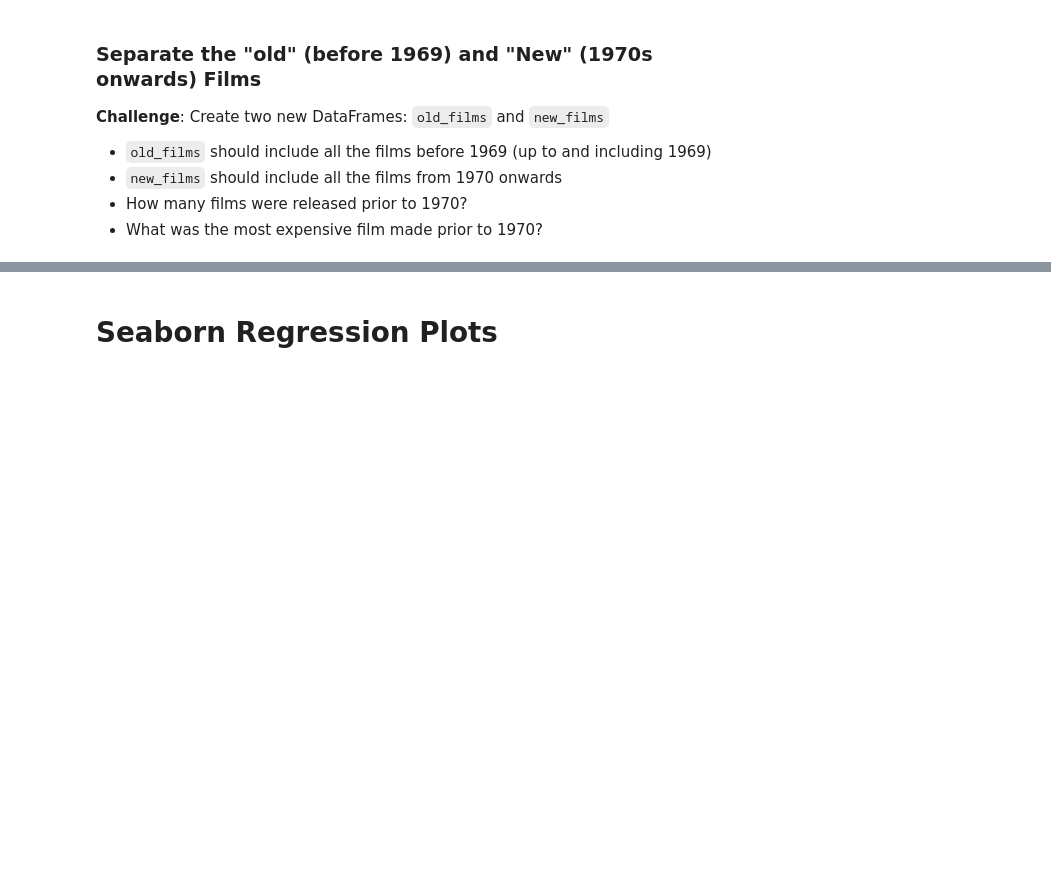
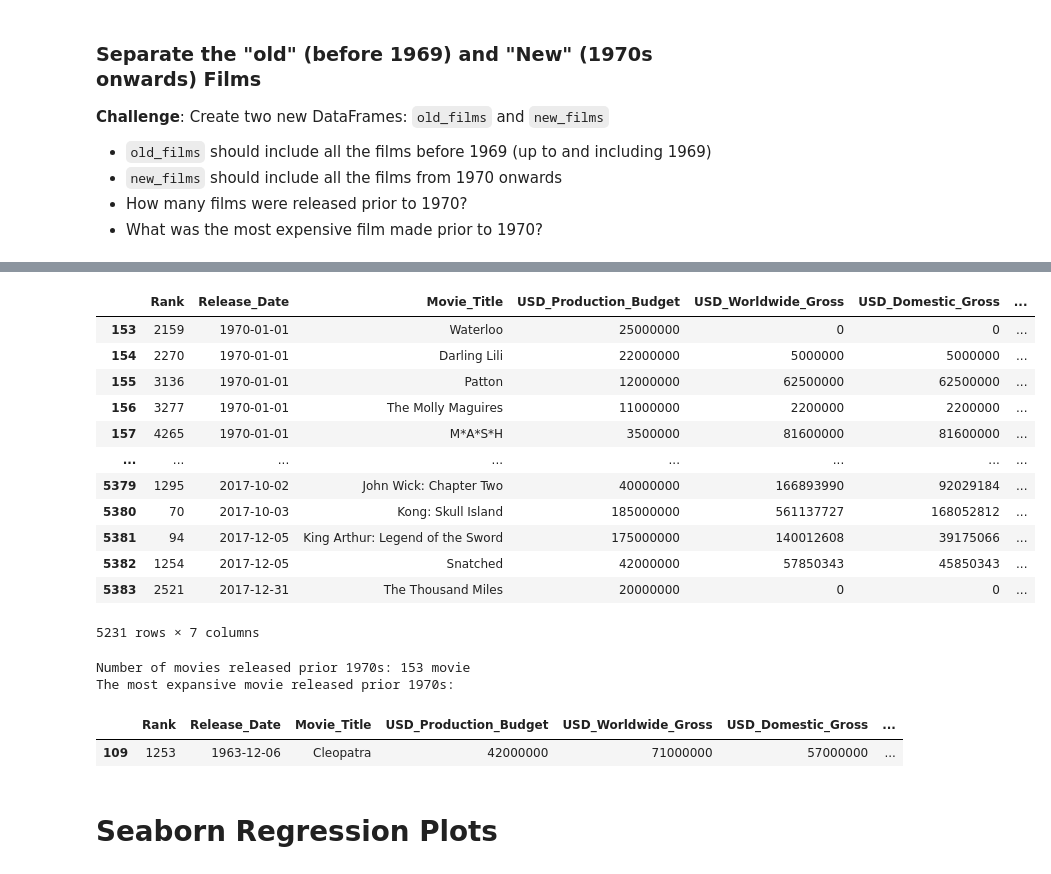
Before and after one commit to Xor01/MovieBudget-vs-Revenue, a Jupyter notebook: Seaborn_and_Linear_Regression.ipynb, the cells around one changed output, grey strips where cells are left out. Saved outputs shown, nothing was run; the diff lists cells and outputs as text; code cells hidden in the pictures; blank space fills up the shorter version.

```diff
--- a/Seaborn_and_Linear_Regression.ipynb
+++ b/Seaborn_and_Linear_Regression.ipynb
@@ -344,3 +361,29 @@ data_clean
+# %%
+new_films = data_clean.drop(old_films.index)
+new_films
+# %% [output]
+|  | Rank | Release_Date | Movie_Title | USD_Production_Budget | USD_Worldwide_Gross | USD_Domestic_Gross | ... |
+| 153 | 2159 | 1970-01-01 | Waterloo | 25000000 | 0 | 0 | ... |
+| 154 | 2270 | 1970-01-01 | Darling Lili | 22000000 | 5000000 | 5000000 | ... |
+| 155 | 3136 | 1970-01-01 | Patton | 12000000 | 62500000 | 62500000 | ... |
+| 156 | 3277 | 1970-01-01 | The Molly Maguires | 11000000 | 2200000 | 2200000 | ... |
+| 157 | 4265 | 1970-01-01 | M*A*S*H | 3500000 | 81600000 | 81600000 | ... |
+| ... | ... | ... | ... | ... | ... | ... | ... |
+| 5379 | 1295 | 2017-10-02 | John Wick: Chapter Two | 40000000 | 166893990 | 92029184 | ... |
+| 5380 | 70 | 2017-10-03 | Kong: Skull Island | 185000000 | 561137727 | 168052812 | ... |
+| 5381 | 94 | 2017-12-05 | King Arthur: Legend of the Sword | 175000000 | 140012608 | 39175066 | ... |
+| 5382 | 1254 | 2017-12-05 | Snatched | 42000000 | 57850343 | 45850343 | ... |
+| 5383 | 2521 | 2017-12-31 | The Thousand Miles | 20000000 | 0 | 0 | ... |
+5231 rows × 7 columns
+# %%
+print(f'Number of movies released prior 1970s: {len(old_films)} movie')
+print(f'The most expansive movie released prior 1970s:')
+old_films.loc[old_films['USD_Production_Budget'] == old_films['USD_Production_Budget'].max()]
+# %% [output]
+Number of movies released prior 1970s: 153 movie
+The most expansive movie released prior 1970s:
+|  | Rank | Release_Date | Movie_Title | USD_Production_Budget | USD_Worldwide_Gross | USD_Domestic_Gross | ... |
+| 109 | 1253 | 1963-12-06 | Cleopatra | 42000000 | 71000000 | 57000000 | ... |
 # %% [markdown]
 # Seaborn Regression Plots
 # %% [markdown]
```
Also changed, not shown: parts of 1 cell of this notebook.
